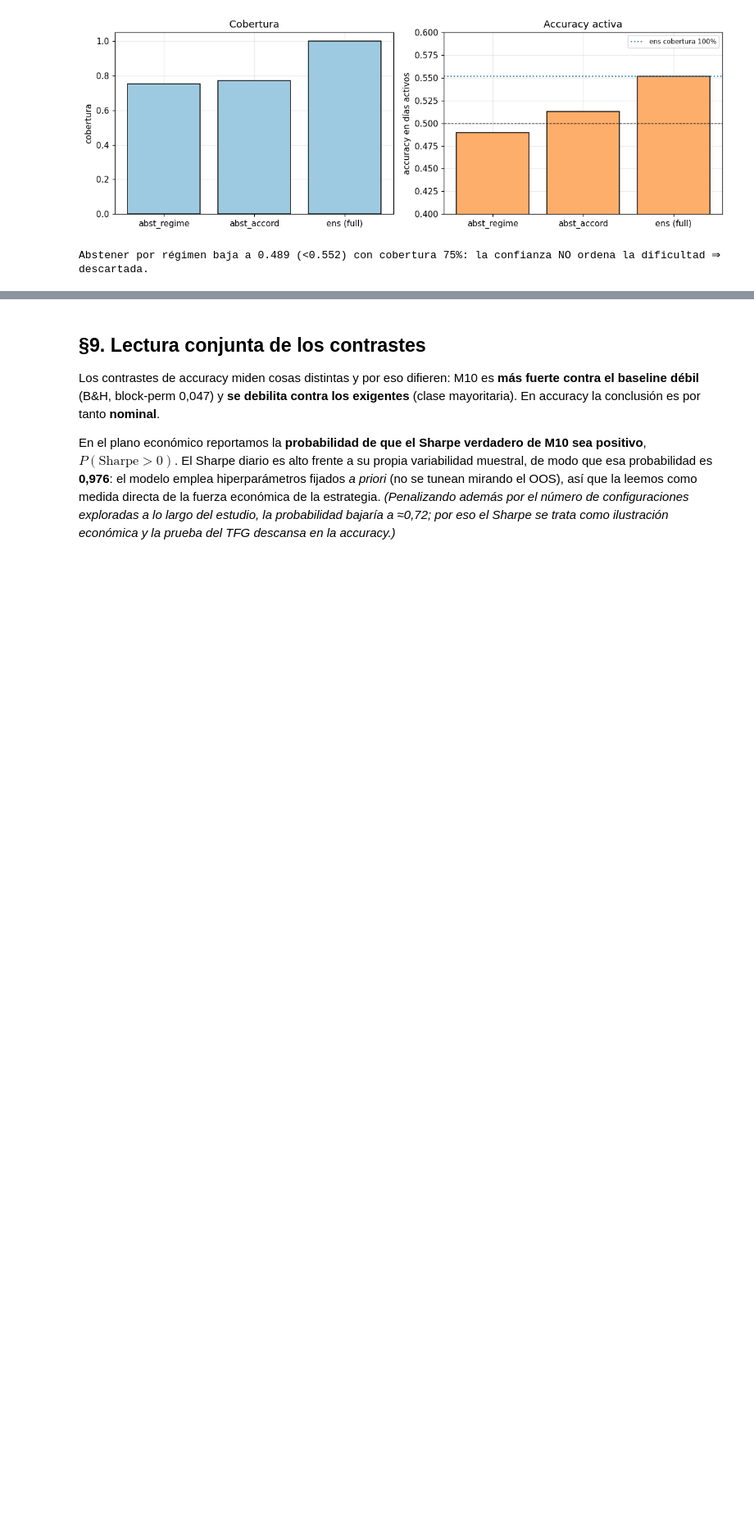
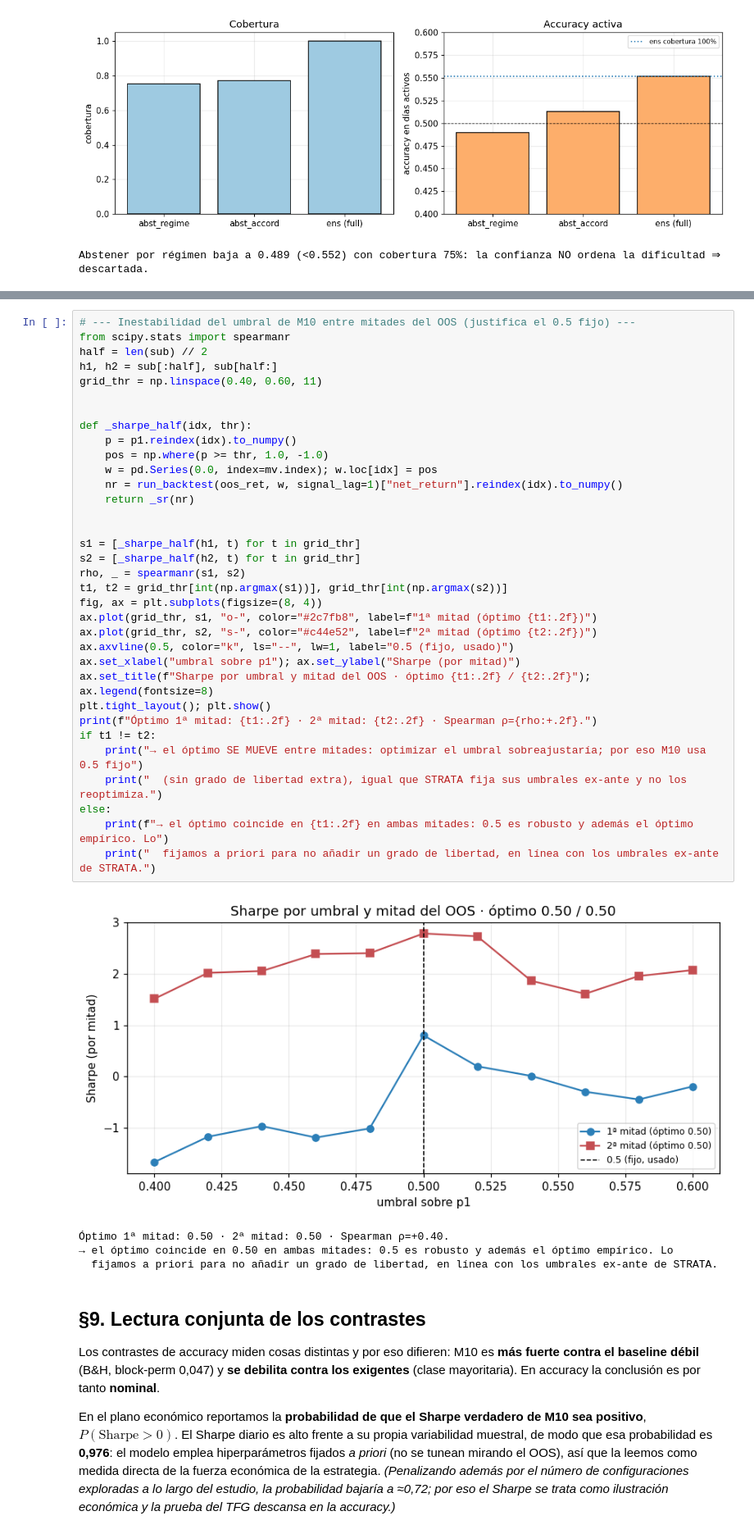
Before and after one commit to RaquelGarciah/Real-time-statistical-supervision-of-an-AI-trading-agent, a Jupyter notebook: notebooks/STRATA_SMCI.ipynb, the cells around one changed output, grey strips where cells are left out. Shown at 82% size. Cells and saved outputs as stored; diff of their text form; blank space fills up the shorter version.

```diff
--- a/notebooks/STRATA_SMCI.ipynb
+++ b/notebooks/STRATA_SMCI.ipynb
@@ -954,3 +1031,42 @@ Abstener por régimen baja a 0.489 (<0.552) con cobertura 75%: la confianza NO o
+# %%
+# --- Inestabilidad del umbral de M10 entre mitades del OOS (justifica el 0.5 fijo) ---
+from scipy.stats import spearmanr
+half = len(sub) // 2
+h1, h2 = sub[:half], sub[half:]
+grid_thr = np.linspace(0.40, 0.60, 11)
+
+
+def _sharpe_half(idx, thr):
+    p = p1.reindex(idx).to_numpy()
+    pos = np.where(p >= thr, 1.0, -1.0)
+    w = pd.Series(0.0, index=mv.index); w.loc[idx] = pos
+    nr = run_backtest(oos_ret, w, signal_lag=1)["net_return"].reindex(idx).to_numpy()
+    return _sr(nr)
+
+
+s1 = [_sharpe_half(h1, t) for t in grid_thr]
+s2 = [_sharpe_half(h2, t) for t in grid_thr]
+rho, _ = spearmanr(s1, s2)
+t1, t2 = grid_thr[int(np.argmax(s1))], grid_thr[int(np.argmax(s2))]
+fig, ax = plt.subplots(figsize=(8, 4))
+ax.plot(grid_thr, s1, "o-", color="#2c7fb8", label=f"1ª mitad (óptimo {t1:.2f})")
+ax.plot(grid_thr, s2, "s-", color="#c44e52", label=f"2ª mitad (óptimo {t2:.2f})")
+ax.axvline(0.5, color="k", ls="--", lw=1, label="0.5 (fijo, usado)")
+ax.set_xlabel("umbral sobre p1"); ax.set_ylabel("Sharpe (por mitad)")
+ax.set_title(f"Sharpe por umbral y mitad del OOS · óptimo {t1:.2f} / {t2:.2f}"); ax.legend(fontsize=8)
+plt.tight_layout(); plt.show()
+print(f"Óptimo 1ª mitad: {t1:.2f} · 2ª mitad: {t2:.2f} · Spearman ρ={rho:+.2f}.")
+if t1 != t2:
+    print("→ el óptimo SE MUEVE entre mitades: optimizar el umbral sobreajustaría; por eso M10 usa 0.5 fijo")
+    print("  (sin grado de libertad extra), igual que STRATA fija sus umbrales ex-ante y no los reoptimiza.")
+else:
+    print(f"→ el óptimo coincide en {t1:.2f} en ambas mitades: 0.5 es robusto y además el óptimo empírico. Lo")
+    print("  fijamos a priori para no añadir un grado de libertad, en línea con los umbrales ex-ante de STRATA.")
+# %% [output]
+[figure, added]
+Óptimo 1ª mitad: 0.50 · 2ª mitad: 0.50 · Spearman ρ=+0.40.
+→ el óptimo coincide en 0.50 en ambas mitades: 0.5 es robusto y además el óptimo empírico. Lo
+  fijamos a priori para no añadir un grado de libertad, en línea con los umbrales ex-ante de STRATA.
 # %% [markdown]
 ## §9. Lectura conjunta de los contrastes
 
```
Also changed, not shown: parts of 5 cells of this notebook, 1 other file.
